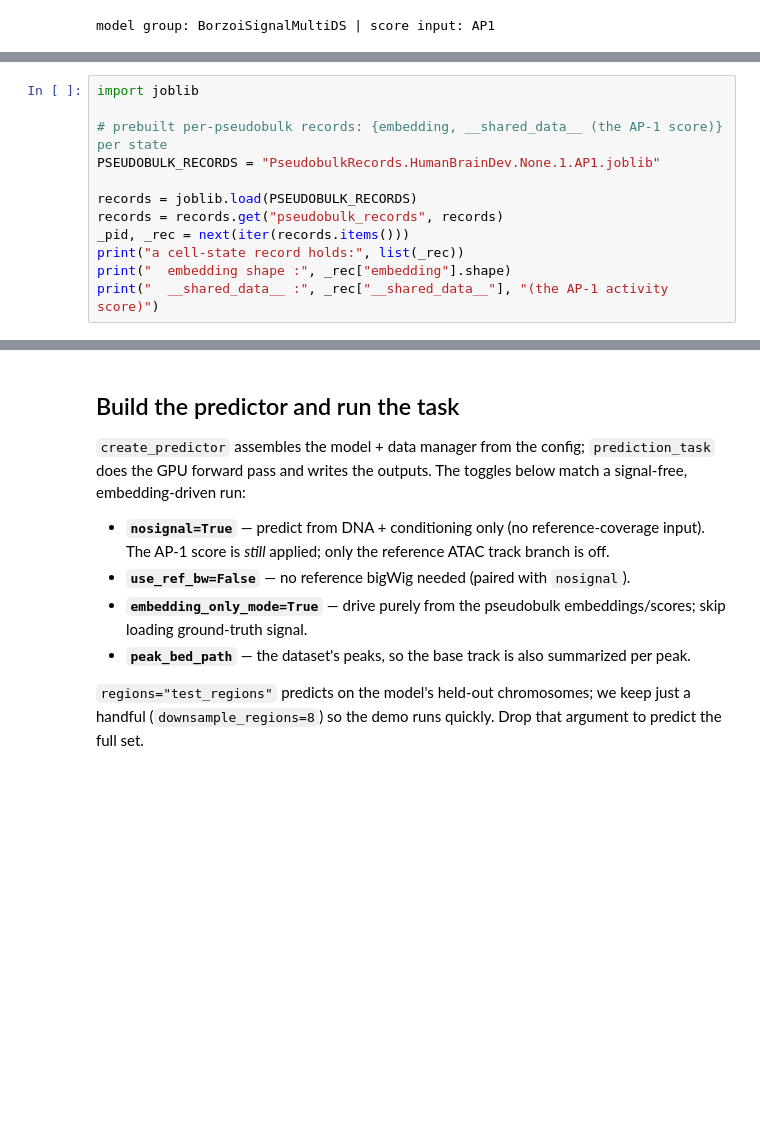
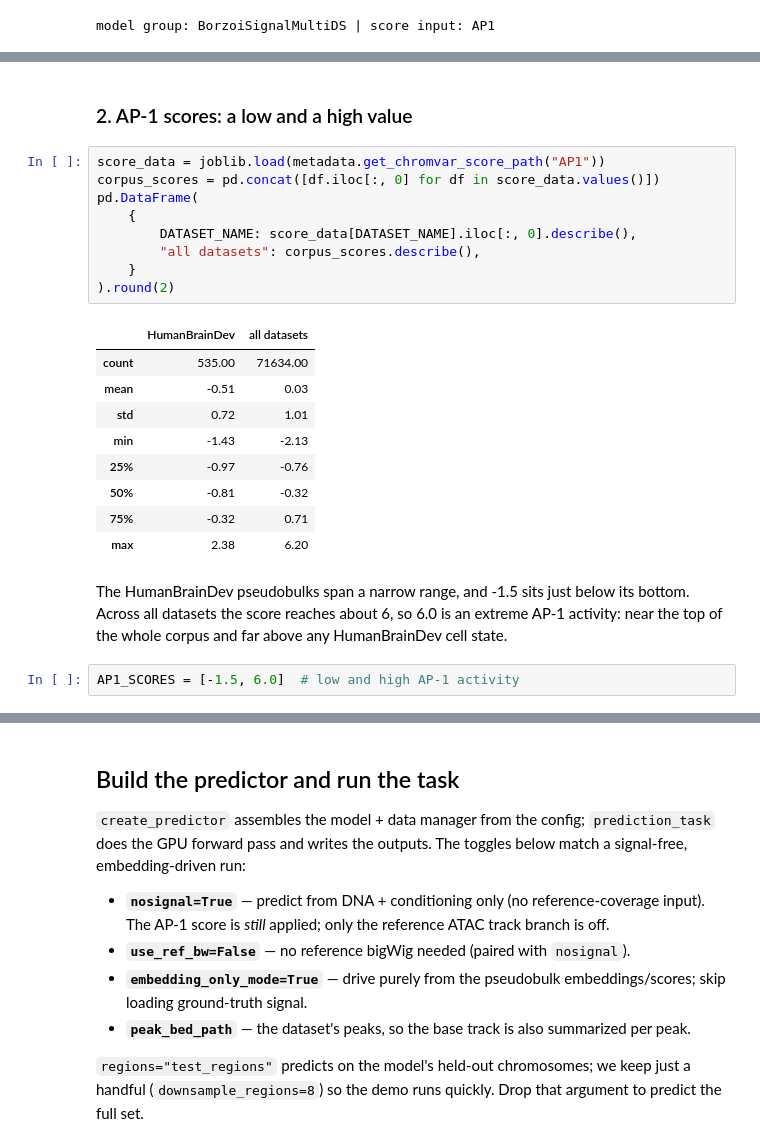
Before and after one commit to liuhlab/bolero, a Jupyter notebook: docs/tutorials/score_model/14_predict_score_model.ipynb, the cells around one changed output, grey strips where cells are left out. Saved outputs shown, nothing was run; the diff lists cells and outputs as text; blank space fills up the shorter version.

```diff
--- a/docs/tutorials/score_model/14_predict_score_model.ipynb
+++ b/docs/tutorials/score_model/14_predict_score_model.ipynb
@@ -46,12 +64,0 @@ conditioning vector it was trained with.
-# %%
-import joblib
-
-# prebuilt per-pseudobulk records: {embedding, __shared_data__ (the AP-1 score)} per state
-PSEUDOBULK_RECORDS = "PseudobulkRecords.HumanBrainDev.None.1.AP1.joblib"
-
-records = joblib.load(PSEUDOBULK_RECORDS)
-records = records.get("pseudobulk_records", records)
-_pid, _rec = next(iter(records.items()))
-print("a cell-state record holds:", list(_rec))
-print("  embedding shape :", _rec["embedding"].shape)
-print("  __shared_data__ :", _rec["__shared_data__"], "(the AP-1 activity score)")
@@ -61,0 +96,27 @@ a cell-state record holds: ['embedding', '__shared_data__']
+# %% [markdown]
+### 2. AP-1 scores: a low and a high value
+# %%
+score_data = joblib.load(metadata.get_chromvar_score_path("AP1"))
+corpus_scores = pd.concat([df.iloc[:, 0] for df in score_data.values()])
+pd.DataFrame(
+    {
+        DATASET_NAME: score_data[DATASET_NAME].iloc[:, 0].describe(),
+        "all datasets": corpus_scores.describe(),
+    }
+).round(2)
+# %% [output]
+|  | HumanBrainDev | all datasets |
+| count | 535.00 | 71634.00 |
+| mean | -0.51 | 0.03 |
+| std | 0.72 | 1.01 |
+| min | -1.43 | -2.13 |
+| 25% | -0.97 | -0.76 |
+| 50% | -0.81 | -0.32 |
+| 75% | -0.32 | 0.71 |
+| max | 2.38 | 6.20 |
+# %% [markdown]
+The HumanBrainDev pseudobulks span a narrow range, and -1.5 sits just below its bottom.
+Across all datasets the score reaches about 6, so 6.0 is an extreme AP-1 activity: near the
+top of the whole corpus and far above any HumanBrainDev cell state.
+# %%
+AP1_SCORES = [-1.5, 6.0]  # low and high AP-1 activity
```
Also changed, not shown: parts of 13 cells of this notebook, 1 other file.
